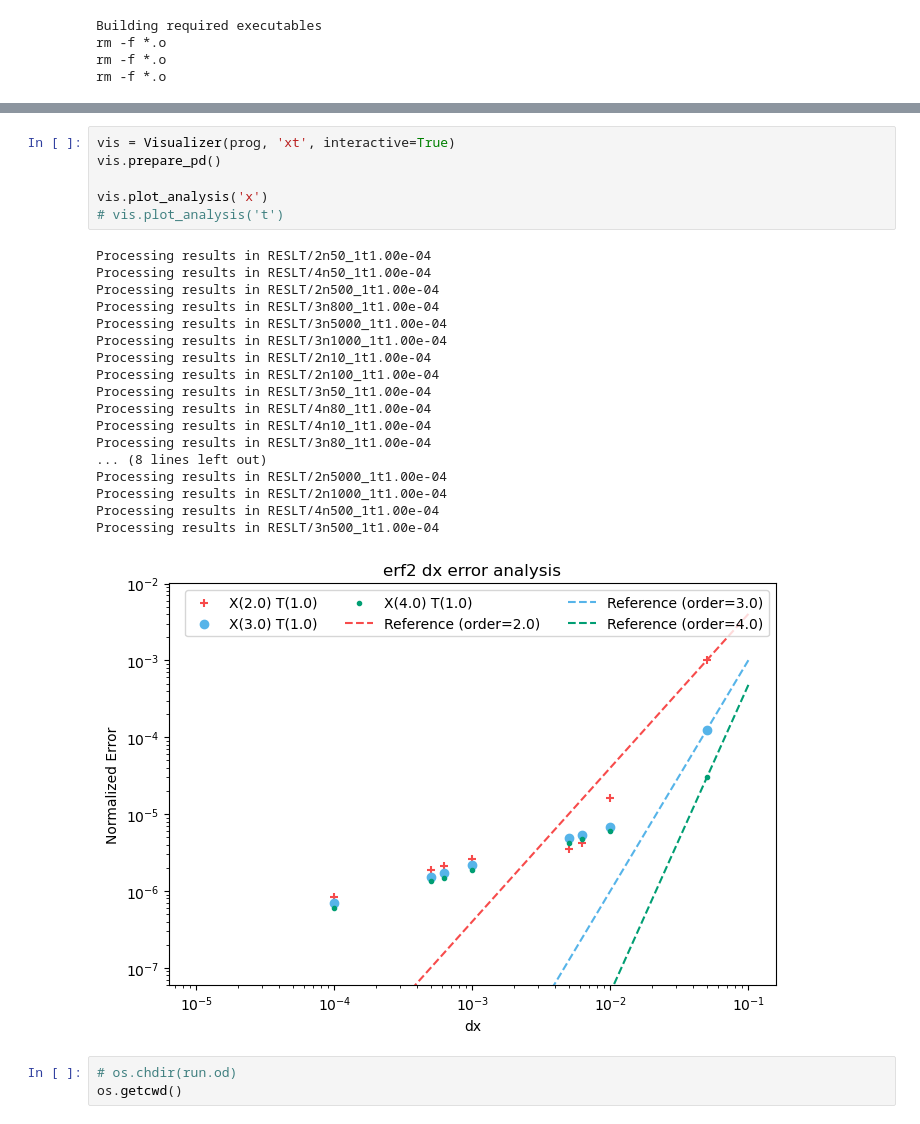
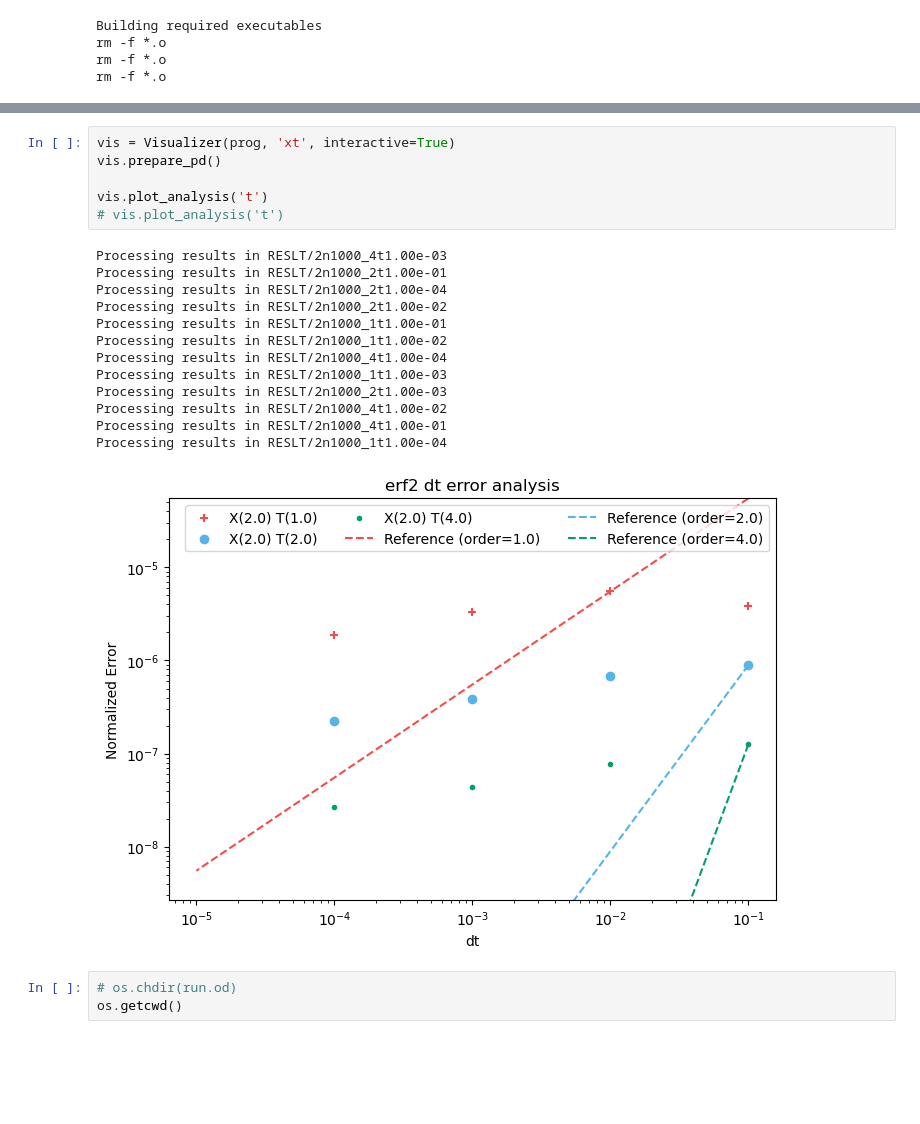
Before and after one commit to rumesh986/interface_growth, a Jupyter notebook: erf/runner.ipynb, the cells around one changed output, grey strips where cells are left out. Cells and saved outputs as stored; diff of their text form; blank space fills up the shorter version.

```diff
--- a/erf/runner.ipynb
+++ b/erf/runner.ipynb
@@ -67,28 +64,23 @@ Finished Running for all configs
 # %%
 vis = Visualizer(prog, 'xt', interactive=True)
 vis.prepare_pd()
 
-vis.plot_analysis('x')
+vis.plot_analysis('t')
 # vis.plot_analysis('t')
 # %% [output]
-Processing results in RESLT/2n50_1t1.00e-04
-Processing results in RESLT/4n50_1t1.00e-04
-Processing results in RESLT/2n500_1t1.00e-04
-Processing results in RESLT/3n800_1t1.00e-04
-Processing results in RESLT/3n5000_1t1.00e-04
-Processing results in RESLT/3n1000_1t1.00e-04
-Processing results in RESLT/2n10_1t1.00e-04
-Processing results in RESLT/2n100_1t1.00e-04
-Processing results in RESLT/3n50_1t1.00e-04
-Processing results in RESLT/4n80_1t1.00e-04
-Processing results in RESLT/4n10_1t1.00e-04
-Processing results in RESLT/3n80_1t1.00e-04
-... (8 lines left out)
-Processing results in RESLT/2n5000_1t1.00e-04
+Processing results in RESLT/2n1000_4t1.00e-03
+Processing results in RESLT/2n1000_2t1.00e-01
+Processing results in RESLT/2n1000_2t1.00e-04
+Processing results in RESLT/2n1000_2t1.00e-02
+Processing results in RESLT/2n1000_1t1.00e-01
+Processing results in RESLT/2n1000_1t1.00e-02
+Processing results in RESLT/2n1000_4t1.00e-04
+Processing results in RESLT/2n1000_1t1.00e-03
+Processing results in RESLT/2n1000_2t1.00e-03
+Processing results in RESLT/2n1000_4t1.00e-02
+Processing results in RESLT/2n1000_4t1.00e-01
 Processing results in RESLT/2n1000_1t1.00e-04
-Processing results in RESLT/4n500_1t1.00e-04
-Processing results in RESLT/3n500_1t1.00e-04
-[figure, old version]
+[figure, new version]
 # %%
 # os.chdir(run.od)
 os.getcwd()
```
Also changed, not shown: parts of 2 cells of this notebook, 2 other files.
